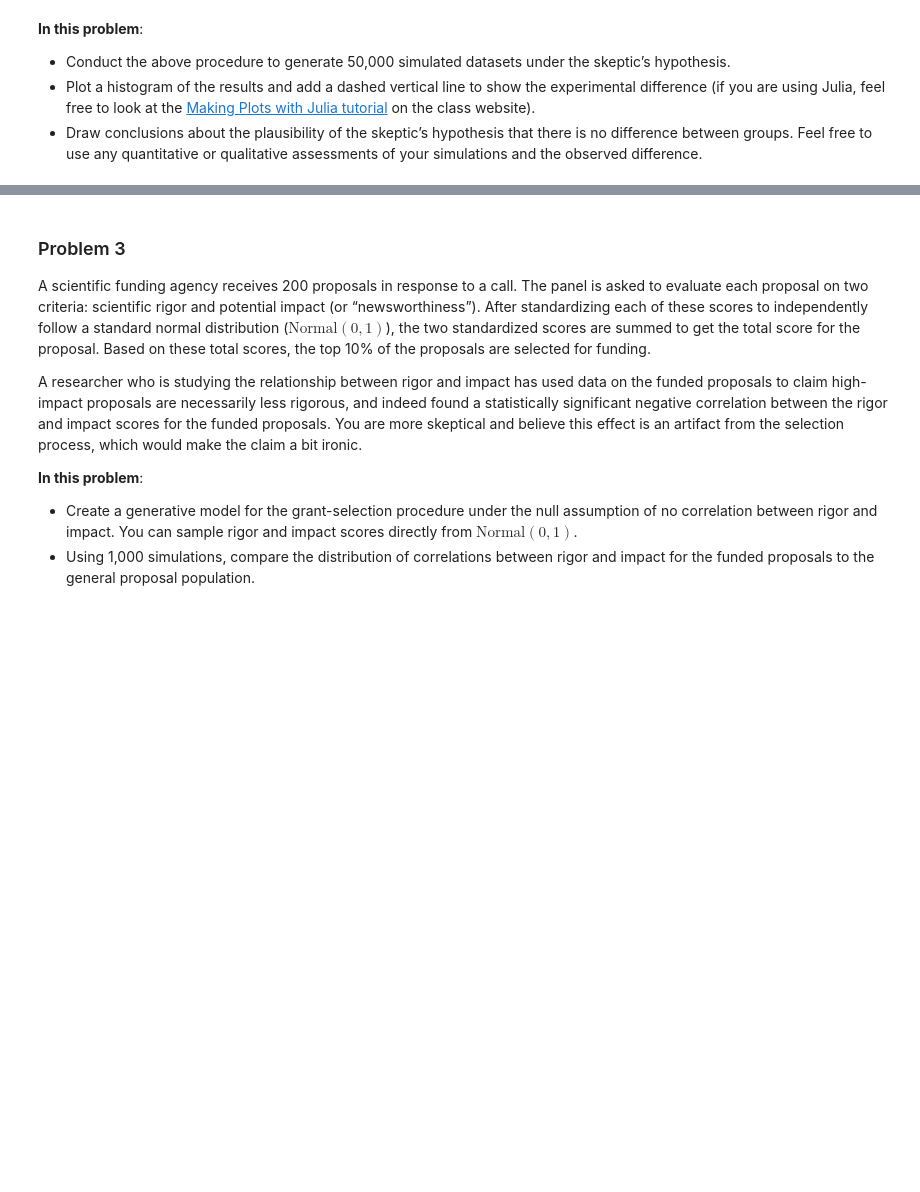
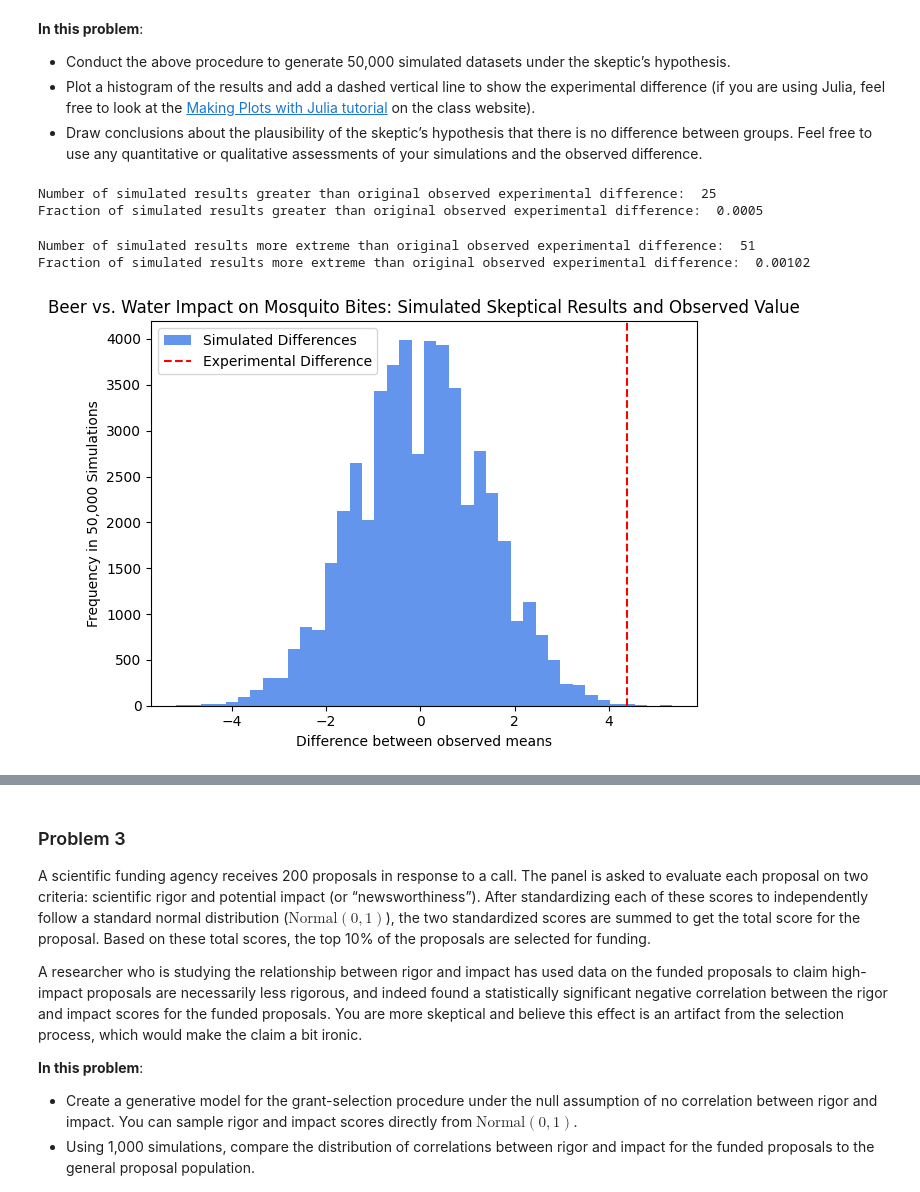
Before and after one commit to BEE4850-SP25/hw01-mcallen14, a Jupyter notebook: hw01.ipynb, the cells around one changed output, grey strips where cells are left out. Cells and saved outputs as stored; diff of their text form; code cells hidden in the pictures; blank space fills up the shorter version.

```diff
--- a/hw01.ipynb
+++ b/hw01.ipynb
@@ -180,3 +310,62 @@ follows.
     that there is no difference between groups. Feel free to use any
     quantitative or qualitative assessments of your simulations and the
     observed difference.
+# %%
+# For each of the 50,000 simulations, shuffle the bites column, recompute the difference between groups,
+# store that info, and repeat.
+
+#Note - I used chatgpt to figure out the one line of code that shuffles the dataset below; I told chatgpt I had a dataframe
+# and wanted to shuffle one column in python without shuffling the other columns,
+# and it provided the suggestion that i use np.random.permutation()
+
+np.random.seed(4)
+
+m = 50000
+obs_dif_list = []
+
+for sim in np.arange(1,m+1):
+    # Shuffle only the 'bites' column
+    data["bites"] = np.random.permutation(data["bites"])
+
+    # Split data into groups; compute obs difference in means
+    beer = data.loc[data["group"] == "beer", "bites"]
+    water = data.loc[data["group"] == "water", "bites"]
+
+    diff = beer.mean() - water.mean()
+    obs_dif_list.append(diff)
+
+
+# print(obs_dif_list)
+# %%
+# Count the number of simulated values
+sim_greater_obs = [i for i in obs_dif_list if i >= observed_difference_og]
+print('Number of simulated results greater than original observed experimental difference: ', len(sim_greater_obs))
+
+print('Fraction of simulated results greater than original observed experimental difference: ', len(sim_greater_obs)/len(obs_dif_list))
+# %% [output]
+Number of simulated results greater than original observed experimental difference:  25
+Fraction of simulated results greater than original observed experimental difference:  0.0005
+# %%
+# Count the number of simulated values
+sim_greater_obs = [i for i in obs_dif_list if np.abs(i) >= np.abs(observed_difference_og)]
+print('Number of simulated results more extreme than original observed experimental difference: ', len(sim_greater_obs))
+
+print('Fraction of simulated results more extreme than original observed experimental difference: ', len(sim_greater_obs)/len(obs_dif_list))
+# %% [output]
+Number of simulated results more extreme than original observed experimental difference:  51
+Fraction of simulated results more extreme than original observed experimental difference:  0.00102
+# %%
+# histogram of possible differences via simulation, and show where o.g., one falls:
+plt.hist(obs_dif_list, color = 'cornflowerblue', bins = 40, label='Simulated Differences')
+# add vertical line for og observed difference:
+plt.axvline(x=observed_difference_og, color='red', linestyle='--', label = 'Experimental Difference')
+plt.xlabel('Difference between observed means')
+plt.ylabel('Frequency in 50,000 Simulations')
+plt.title('Beer vs. Water Impact on Mosquito Bites: Simulated Skeptical Results and Observed Value')
+plt.legend()
+
+# Show the plot
+plt.tight_layout()
+plt.show()
+# %% [output]
+[figure, added]
```
Also changed, not shown: parts of 23 cells of this notebook.
